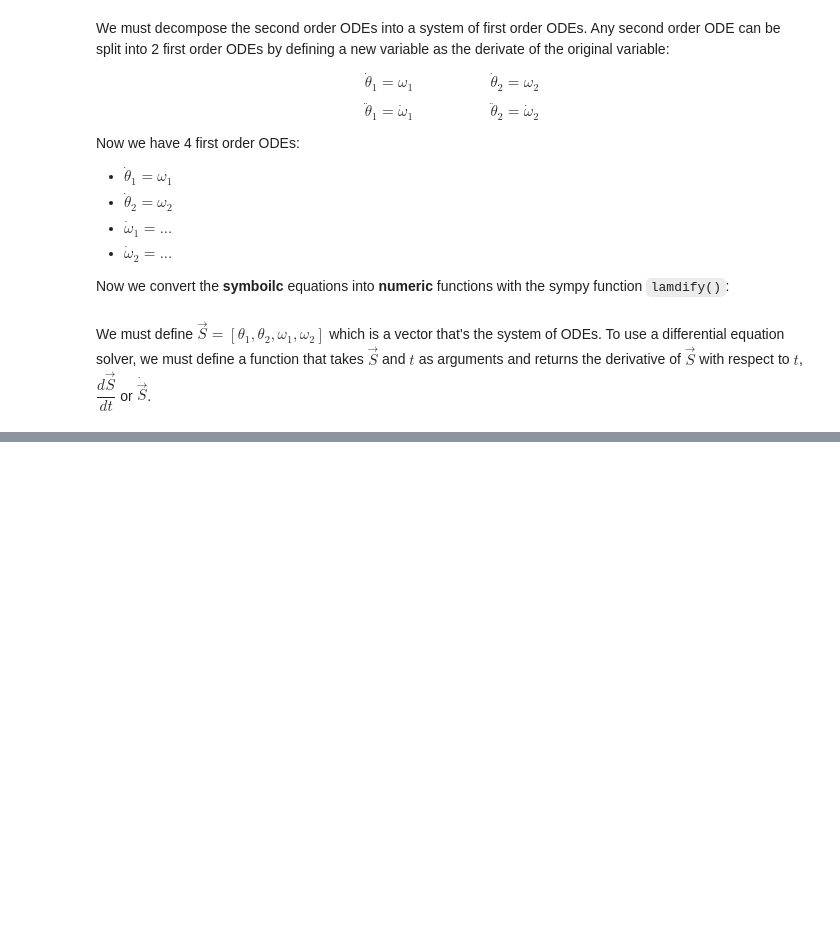
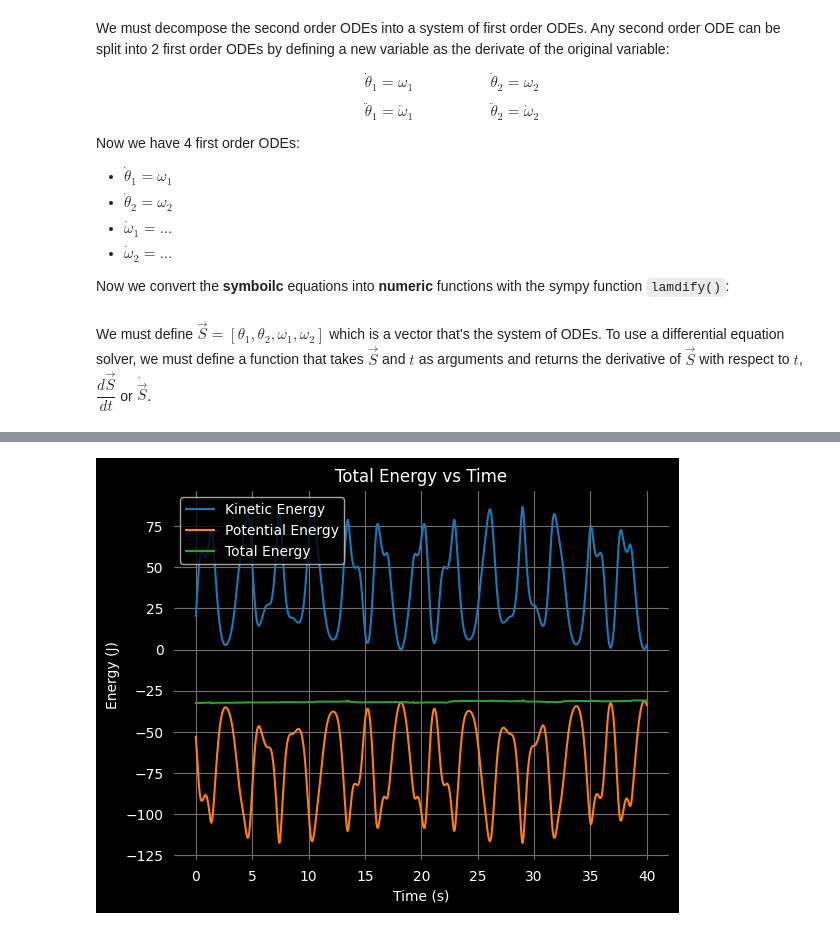
Before and after one commit to Melon-Mao/Python-repository, a Jupyter notebook: Data Analysis/Mechanics/Double Pendulum/double_pendulum.ipynb, the cells around one changed output, grey strips where cells are left out. Saved outputs shown, nothing was run; the diff lists cells and outputs as text; code cells hidden in the pictures; blank space fills up the shorter version.

```diff
--- a/Data Analysis/Mechanics/Double Pendulum/double_pendulum.ipynb
+++ b/Data Analysis/Mechanics/Double Pendulum/double_pendulum.ipynb
@@ -165,0 +399,26 @@ sol = solve_ivp(
+# %%
+# Kinetic Energy
+kinetic_f = sp.lambdify((m_1, m_2, ell_1, ell_2, theta_1, theta_2, theta_1_dot, theta_2_dot),T)
+
+kinetic_array = kinetic_f(param_m_1, param_m_2, param_ell_1, param_ell_2, Theta_1, Theta_2, Omega_1, Omega_2)
+
+# Potential Energy
+potential_f = sp.lambdify((m_1, m_2, g, ell_1, ell_2, theta_1, theta_2), V)
+
+potential_array = potential_f(param_m_1, param_m_2, param_g, param_ell_1, param_ell_2, Theta_1, Theta_2)
+# %%
+plt.plot(time, kinetic_array)
+plt.plot(time, potential_array)
+
+plt.plot(time, kinetic_array + potential_array)
+
+plt.title("Total Energy vs Time")
+plt.xlabel("Time (s)")
+plt.ylabel("Energy (J)")
+plt.legend(["Kinetic Energy", "Potential Energy", "Total Energy"])
+plt.grid()
+
+plt.savefig("Figures/double_pendulum_energy.png", dpi=300)
+plt.show()
+# %% [output]
+[figure, added]
```
Also changed, not shown: parts of 30 cells of this notebook, 11 other files.
